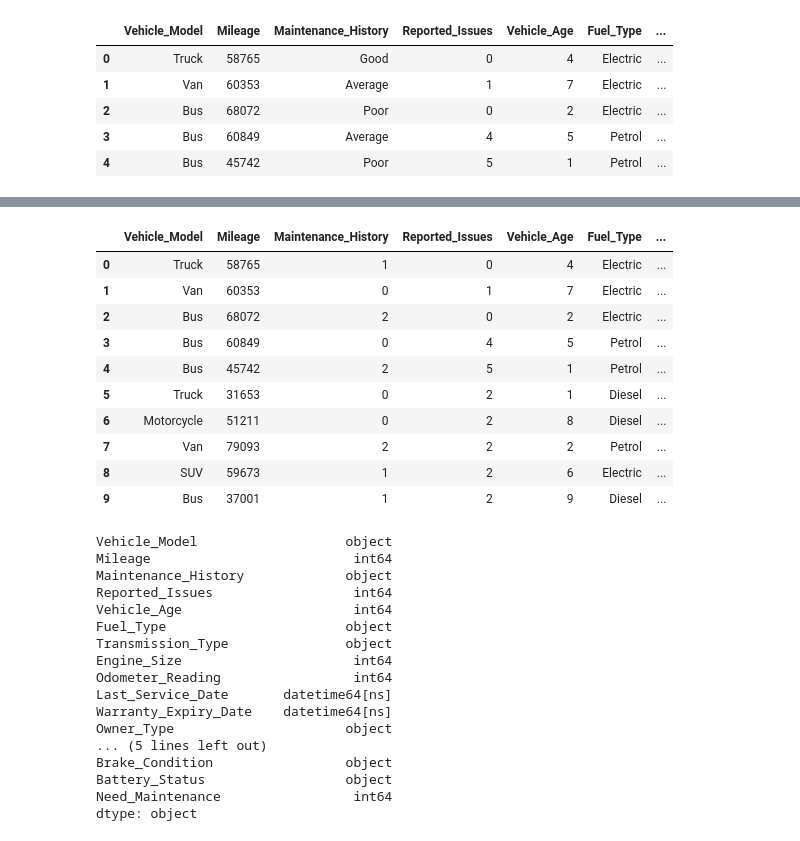
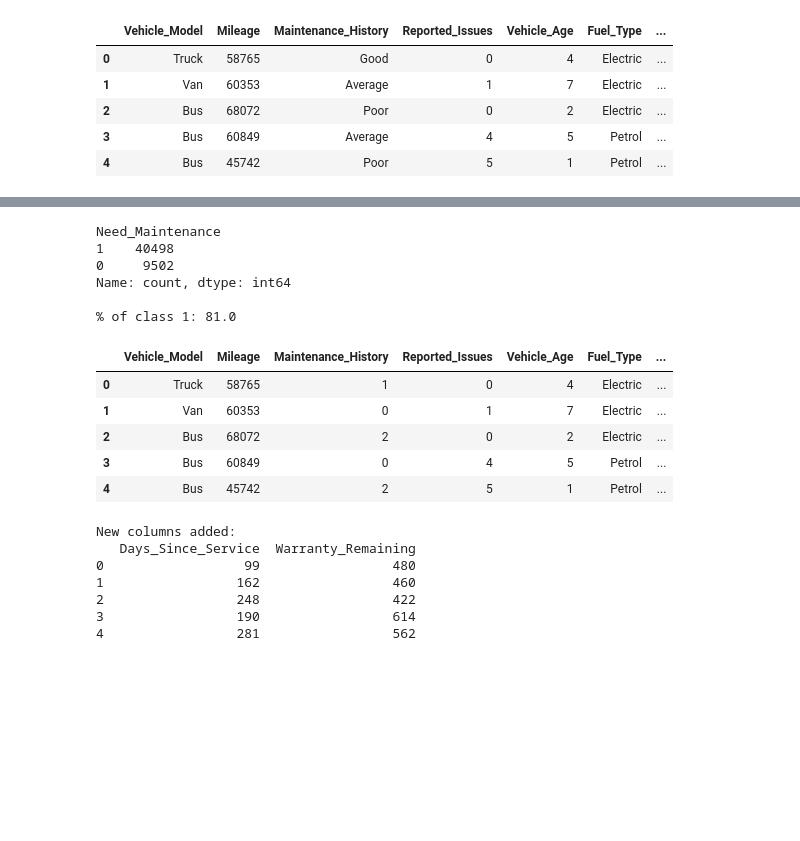
Before and after one commit to Koray-afk/VEHICLE-MAINTENACE-AI, a Jupyter notebook: notebooks/new.ipynb, the cells around one changed output, grey strips where cells are left out. Cells and saved outputs as stored; diff of their text form; code cells hidden in the pictures; blank space fills up the shorter version.

Commit message:
worked on data and trained model

```diff
--- a/notebooks/new.ipynb
+++ b/notebooks/new.ipynb
@@ -90,47 +109,55 @@ Battery_Status ['Weak' 'New' 'Good']
+# %%
+# check target distribution
+print(df['Need_Maintenance'].value_counts())
+print()
+print('% of class 1:', round(df['Need_Maintenance'].mean()*100, 2))
+# %% [output]
+Need_Maintenance
+1    40498
+0     9502
+Name: count, dtype: int64
+
+% of class 1: 81.0
 # %%
-#Label encoding - Maintenance_History, Transmission_Type, Owner_Type, Tire_Condition, Brake_Condition, Battery_Status
+# Label encoding for ordinal-ish columns
 from sklearn.preprocessing import LabelEncoder
-le=LabelEncoder()
-df['Maintenance_History']=le.fit_transform(df['Maintenance_History'])
-df['Transmission_Type']=le.fit_transform(df['Transmission_Type'])
-df['Owner_Type']=le.fit_transform(df['Owner_Type'])
-df['Tire_Condition']=le.fit_transform(df['Tire_Condition'])
-df['Brake_Condition']=le.fit_transform(df['Brake_Condition'])
-df['Battery_Status']=le.fit_transform(df['Battery_Status'])
-df.head(10)
+le = LabelEncoder()
+
+label_cols = ['Maintenance_History', 'Transmission_Type', 'Owner_Type',
+              'Tire_Condition', 'Brake_Condition', 'Battery_Status']
+
+for col in label_cols:
+    df[col] = le.fit_transform(df[col])
+
+df.head()
 # %% [output]
 |  | Vehicle_Model | Mileage | Maintenance_History | Reported_Issues | Vehicle_Age | Fuel_Type | ... |
 | 0 | Truck | 58765 | 1 | 0 | 4 | Electric | ... |
 | 1 | Van | 60353 | 0 | 1 | 7 | Electric | ... |
 | 2 | Bus | 68072 | 2 | 0 | 2 | Electric | ... |
 | 3 | Bus | 60849 | 0 | 4 | 5 | Petrol | ... |
 | 4 | Bus | 45742 | 2 | 5 | 1 | Petrol | ... |
-| 5 | Truck | 31653 | 0 | 2 | 1 | Diesel | ... |
-| 6 | Motorcycle | 51211 | 0 | 2 | 8 | Diesel | ... |
-| 7 | Van | 79093 | 2 | 2 | 2 | Petrol | ... |
-| 8 | SUV | 59673 | 1 | 2 | 6 | Electric | ... |
-| 9 | Bus | 37001 | 1 | 2 | 9 | Diesel | ... |
 # %%
+
+ref_date = pd.to_datetime('2024-03-01')
+
 df['Last_Service_Date'] = pd.to_datetime(df['Last_Service_Date'])
 df['Warranty_Expiry_Date'] = pd.to_datetime(df['Warranty_Expiry_Date'])
+
+df['Days_Since_Service'] = (ref_date - df['Last_Service_Date']).dt.days
+df['Warranty_Remaining'] = (df['Warranty_Expiry_Date'] - ref_date).dt.days
+
+# drop the original date cols now
+df.drop(['Last_Service_Date', 'Warranty_Expiry_Date'], axis=1, inplace=True)
+
+print('New columns added:')
+print(df[['Days_Since_Service', 'Warranty_Remaining']].head())
+# %% [output]
+New columns added:
+   Days_Since_Service  Warranty_Remaining
+0                  99                 480
+1                 162                 460
+2                 248                 422
+3                 190                 614
+4                 281                 562
-# %%
-df.dtypes
-# %% [output]
-Vehicle_Model                   object
-Mileage                          int64
-Maintenance_History             object
-Reported_Issues                  int64
-Vehicle_Age                      int64
-Fuel_Type                       object
-Transmission_Type               object
-Engine_Size                      int64
-Odometer_Reading                 int64
-Last_Service_Date       datetime64[ns]
-Warranty_Expiry_Date    datetime64[ns]
-Owner_Type                      object
-... (5 lines left out)
-Brake_Condition                 object
-Battery_Status                  object
-Need_Maintenance                 int64
-dtype: object
 # %%
```
Also changed, not shown: parts of 24 cells of this notebook, 22 other files.
